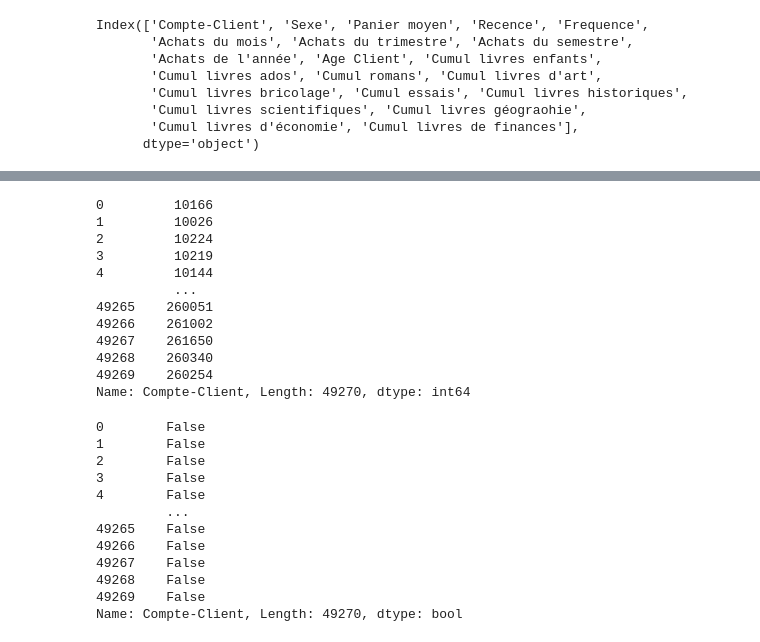
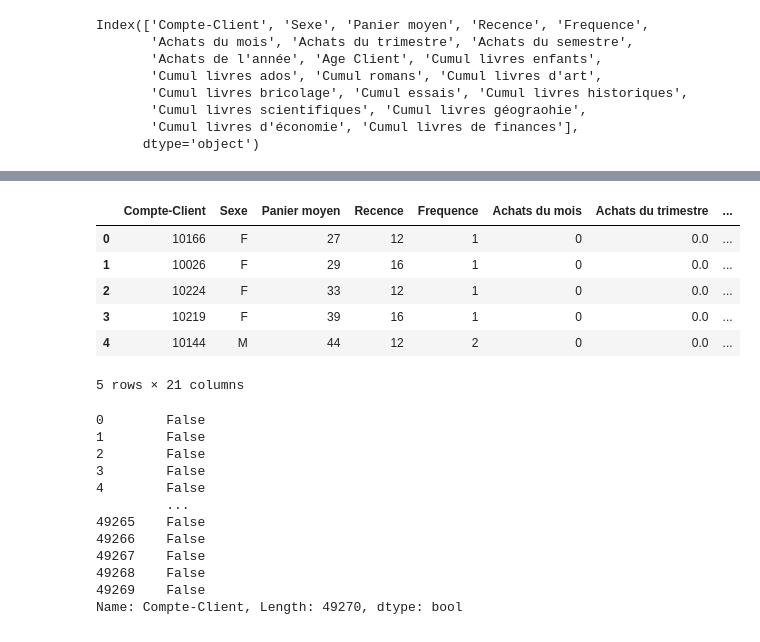
Before and after one commit to pmenan/data_clearing, a Jupyter notebook: code/part1_dataClearing.ipynb, the cells around one changed output, grey strips where cells are left out. Drawn from its saved outputs; the diff is of its cells as text; code cells hidden in the pictures.

```diff
--- a/code/part1_dataClearing.ipynb
+++ b/code/part1_dataClearing.ipynb
@@ -69,17 +41,13 @@ print(file.head())
-# %%
-print(file['Compte-Client'])
-# %% [output]
-0         10166
-1         10026
-2         10224
-3         10219
-4         10144
-          ...
-49265    260051
-49266    261002
-49267    261650
-49268    260340
-49269    260254
-Name: Compte-Client, Length: 49270, dtype: int64
+# %%
+# the 5 first rows of our data set
+file.head()
+# %% [output]
+|  | Compte-Client | Sexe | Panier moyen | Recence | Frequence | Achats du mois | Achats du trimestre | ... |
+| 0 | 10166 | F | 27 | 12 | 1 | 0 | 0.0 | ... |
+| 1 | 10026 | F | 29 | 16 | 1 | 0 | 0.0 | ... |
+| 2 | 10224 | F | 33 | 12 | 1 | 0 | 0.0 | ... |
+| 3 | 10219 | F | 39 | 16 | 1 | 0 | 0.0 | ... |
+| 4 | 10144 | M | 44 | 12 | 2 | 0 | 0.0 | ... |
+5 rows × 21 columns
 # %%
 #return True for duplicated entry and False for the others
```
Also changed, not shown: parts of 14 cells of this notebook.
